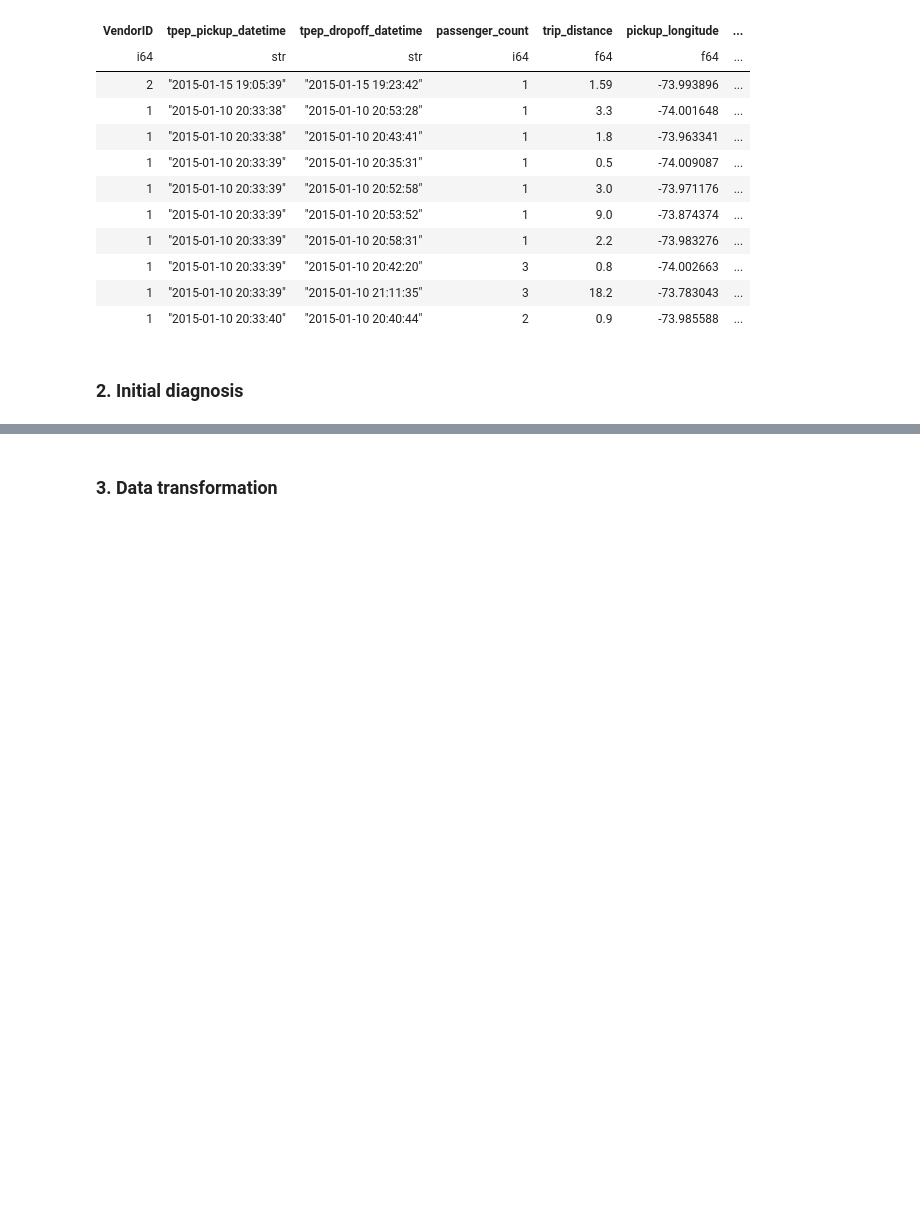
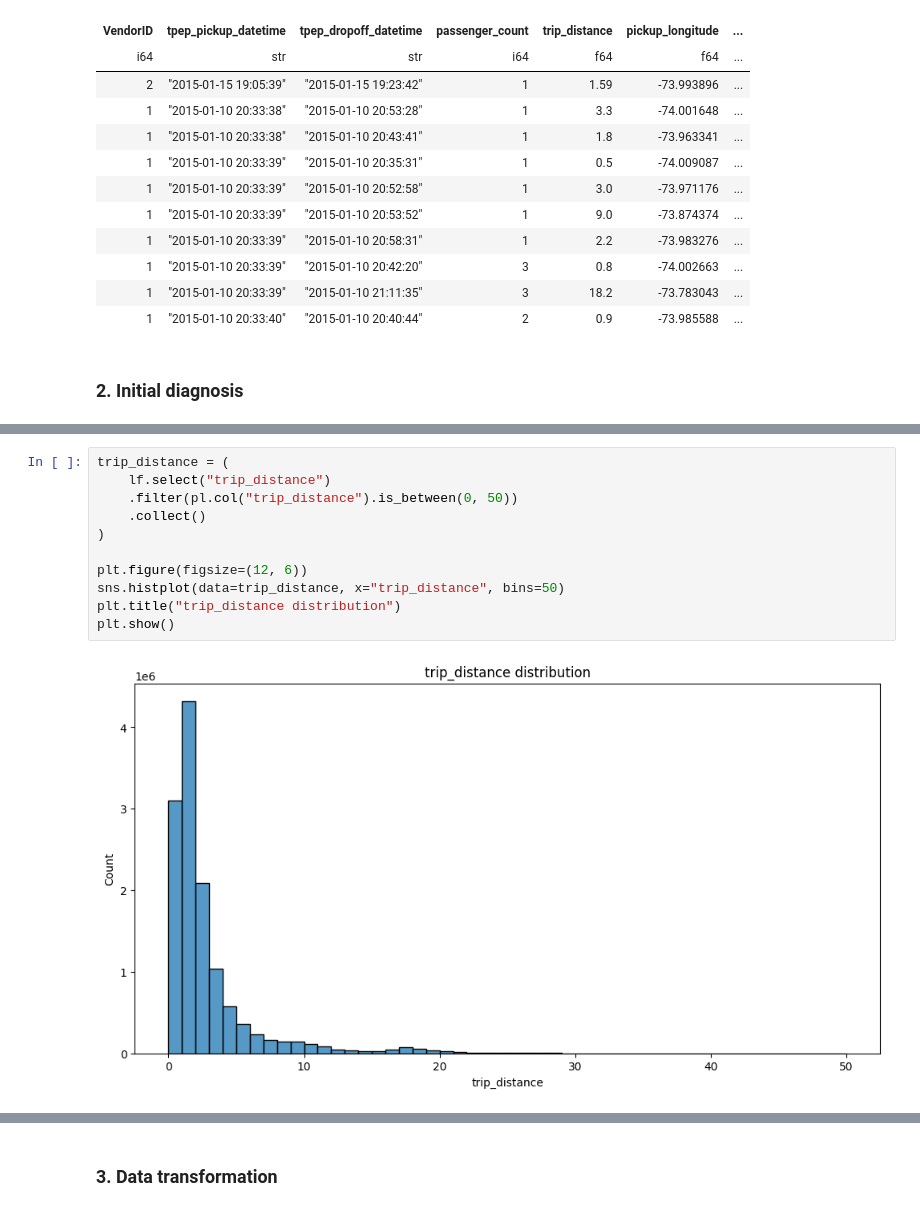
Before and after one commit to HugoBSantos/yellow-taxi-trip-data, a Jupyter notebook: notebooks/01_eda.ipynb, the cells around one changed output, grey strips where cells are left out. Drawn from its saved outputs; the diff is of its cells as text; blank space fills up the shorter version.

```diff
--- a/notebooks/01_eda.ipynb
+++ b/notebooks/01_eda.ipynb
@@ -66,0 +67,13 @@ shape: (9, 10)
+# %%
+trip_distance = (
+    lf.select("trip_distance")
+    .filter(pl.col("trip_distance").is_between(0, 50))
+    .collect()
+)
+
+plt.figure(figsize=(12, 6))
+sns.histplot(data=trip_distance, x="trip_distance", bins=50)
+plt.title("trip_distance distribution")
+plt.show()
+# %% [output]
+[figure, added]
```
Also changed, not shown: parts of 13 cells of this notebook.
